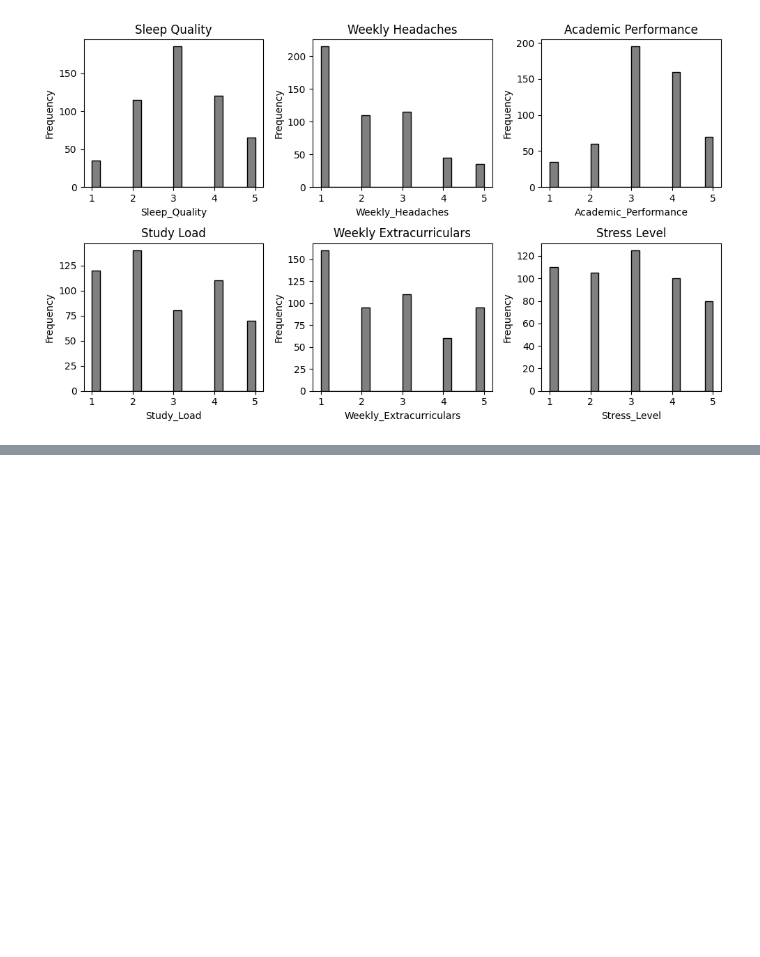
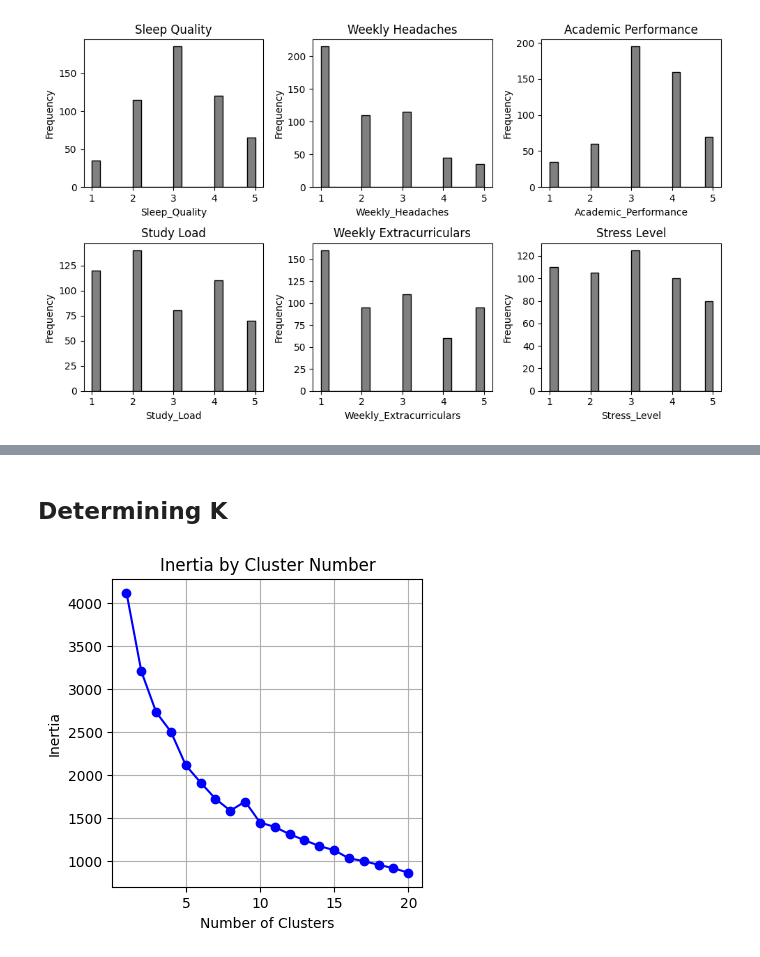
Before and after one commit to christian-arndt/repo_men, a Jupyter notebook: homeworks/project/analysis_notebook.ipynb, the cells around one changed output, grey strips where cells are left out. Cells and saved outputs as stored; diff of their text form; code cells hidden in the pictures; blank space fills up the shorter version.

```diff
--- a/homeworks/project/analysis_notebook.ipynb
+++ b/homeworks/project/analysis_notebook.ipynb
@@ -19,0 +29,6 @@ np.set_printoptions(suppress=True)
+# %%
+np.set_printoptions(suppress=True)
+
+randomize = False
+rs = 42 if not randomize else random.randint()
+rs
@@ -33,9 +50,11 @@ scaler = StandardScaler()
 data_scaled = scaler.fit_transform(data_encoded)
 # %%
 # Organize column names
-
 predictors = ["Sleep_Quality","Weekly_Headaches","Academic_Performance","Study_Load","Weekly_Extracurriculars"]
 targets = ["Stress_Level"]
+
+# Get X and y
+X, y = (data[predictors], data[targets])
 # %%
 # Assert that there are no NAs
 assert(data.isna().sum().sum() == 0)
@@ -133,0 +191,24 @@ plt.show()
+# %% [markdown]
+## Determining K
+# %%
+inertias = []
+cluster_models = []
+k_values = range(1, 21)
+
+# Do a clustering fit for k in the range [1,20]
+for k in k_values:
+    kmeans = KMeans(n_clusters=k, random_state=rs)
+    kmeans.fit(X)
+    inertias.append(kmeans.inertia_)
+    cluster_models.append(kmeans)
+
+# Plot the inertias; the ideal number of clusters should be at the elbow
+plt.figure(figsize=(4,4))
+plt.plot(k_values, inertias, 'bo-')
+plt.xlabel('Number of Clusters')
+plt.ylabel('Inertia')
+plt.title('Inertia by Cluster Number')
+plt.grid(True)
+plt.show()
+# %% [output]
+[figure, added]
```
Also changed, not shown: parts of 67 cells of this notebook, 4 other files.
